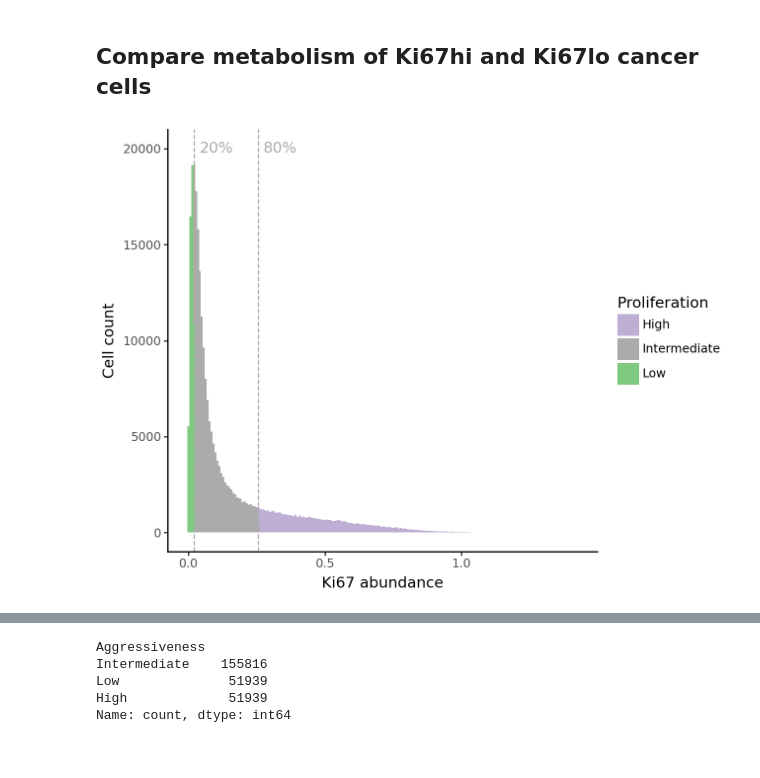
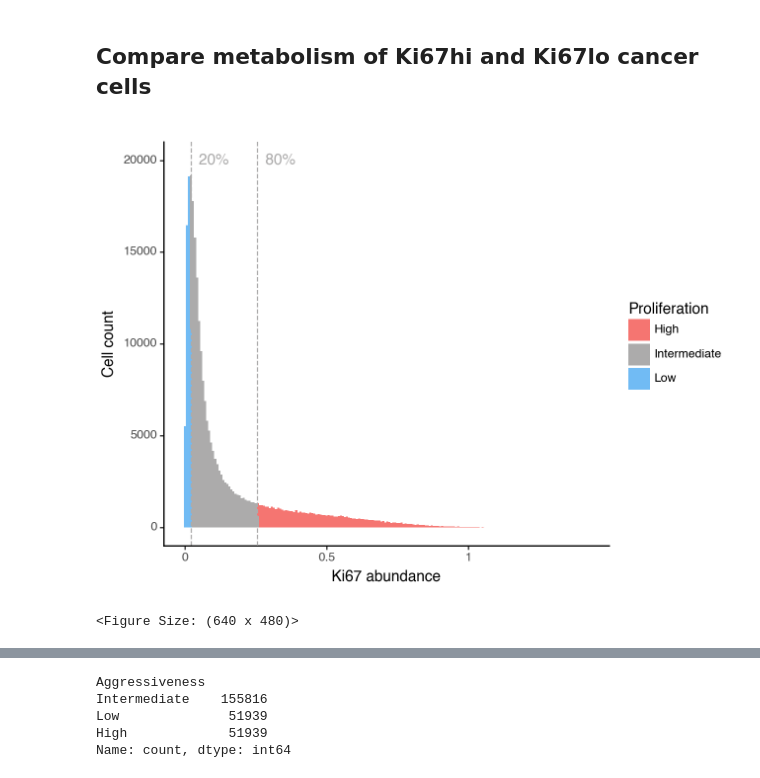
Before and after one commit to HartmannLab/MIBI-Analysis_Hamburg_CRC_TMA_2024, a Jupyter notebook: notebooks/metabolism/Aggressiveness.ipynb, the cells around one changed output, grey strips where cells are left out. Cells and saved outputs as stored; diff of their text form; code cells hidden in the pictures.

```diff
--- a/notebooks/metabolism/Aggressiveness.ipynb
+++ b/notebooks/metabolism/Aggressiveness.ipynb
@@ -48,20 +49,21 @@ df["Aggressiveness"] = ["High" if x > agg_hi else "Low" if x < agg_low else "Int
 # %%
 gp = (
     ggplot(df, aes(x="Ki67")) +
     geom_histogram(aes(fill="Aggressiveness"), bins=200) +
-    scale_fill_manual(values=["#beaed4", "#acabab", "#7fc980"]) +
+    scale_fill_manual(values=["#F57571",  "#acabab", "#71BBF4"]) +
     theme_classic() +
     xlab("Ki67 abundance") +
     ylab("Cell count") +
     geom_vline(xintercept=agg_low, linetype="dashed", color="#acabab") +
     geom_vline(xintercept=agg_hi, linetype="dashed", color="#acabab") +
     annotate(geom="text", x=[0.08 + agg_low, 0.08 + agg_hi], y=20000, label=["20%", "80%"], color="#acabab") +
     guides(fill=guide_legend(title="Proliferation"))
 )
-gp.save("../../figures/fig3/ki67_histogram.pdf", width=6, height=2.25)
+gp.save("../../figures/fig3/ki67_histogram.pdf", width=6, height=3)
 gp
 # %% [output]
-[figure, old version]
+[figure, new version]
+<Figure Size: (640 x 480)>
 # %%
 df["PanCK"] = adata[(adata.obs["annotation_consensus"] == "Cancer_cell") &
     (adata.obs["Stage"] != "SCT") &
```
Also changed, not shown: parts of 4 cells of this notebook, 2 other files.
